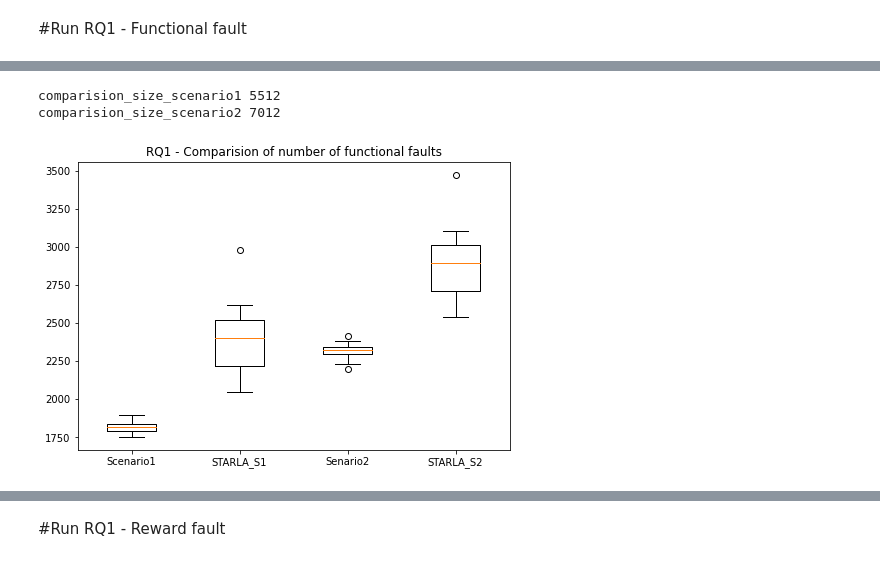
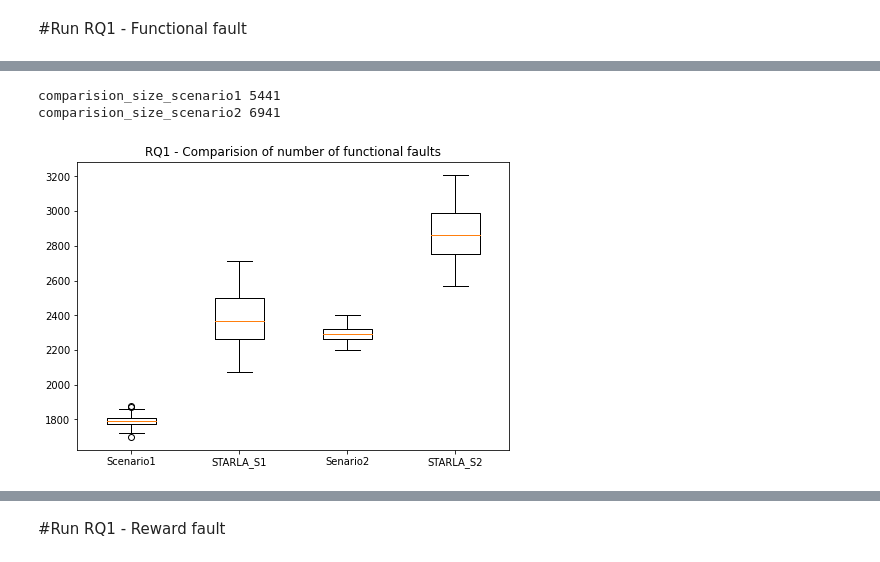
Before and after one commit to amirhosseinzlf/STARLA, a Jupyter notebook: RQ/RQ1.ipynb, the cells around one changed output, grey strips where cells are left out. Drawn from its saved outputs; the diff is of its cells as text; code cells hidden in the pictures.

```diff
--- a/RQ/RQ1.ipynb
+++ b/RQ/RQ1.ipynb
@@ -1766,9 +1766,9 @@ def get_stat(pff, path_to_reexe):
     final_consistent_ff = []
     with open(f'{path_to_reexe}/{re_exe}', 'rb') as file2:
         data = pickle.load(file2)
-    new_data = change_threshold(pff,data)
+    new_data = change_threshold_in_similarity_data(pff,data)
     for result in new_data:
-      inconsistent, div , ff, episode =result
+      inconsistent, div , ff, states , episode =result
       if ff:
         if not inconsistent:
           final_consistent_ff.append(result)
@@ -1799,8 +1799,8 @@ time: 14.6 ms (started: 2022-05-13 16:27:07 +00:00)
 # %%
-with open(f'/content/drive/MyDrive/Data/random_test_Data_start_state.pickle', 'rb') as file2:
+with open(f'/content/drive/MyDrive/GM/random_test_ye_saat_start_state.pickle', 'rb') as file2:
     rt_start_state = pickle.load(file2)
 
-with open(f'/content/drive/MyDrive/GM/random_test_Data.pickle', 'rb') as file2:
+with open(f'/content/drive/MyDrive/GM/random_test_ye_saat.pickle', 'rb') as file2:
     rt = pickle.load(file2)
 
 population_rand = []
@@ -1882,35 +1882,37 @@ time: 10.5 ms (started: 2022-05-13 16:28:16 +00:00)
 #Run RQ1 - Functional fault
 # %%
 # extract the average of number of mutations
-with open(f'/content/drive/MyDrive/Data/mutation_numbers.pickle', 'rb') as file2:
+with open(f'/content/drive/MyDrive/GM/Results/Mutation_number_t.pickle', 'rb') as file2:
     Mutation_numbers = pickle.load(file2)
 
 Mutations = int(sum(Mutation_numbers)/len(Mutation_numbers))
 
 Mutation = Mutations   #number of the mutations performed during the search. it is stores in a seperate file  in our experiment avg=130
+# Mutation = 128   #number of the mutations performed during the search. it is stores in a seperate file  in our experiment avg=130
 initial_population_budget = 1500
 iteration = 100  # number of the random subsamples
 
 ###  read data and extract the number of functional faults
 
-items = os.listdir('/content/drive/MyDrive/Data/Results')
-thresholds = [70, 0.04, 0.50, 0.50]
+items = os.listdir('/content/drive/MyDrive/GM/Results')
+thresholds = [70, 0.04, 0.50]
 initial_pop_faults=[]
 for generations in items:
   Functional_Fault_counter = 0
   Reward_Fault_counter = 0
   if generations=='res' or generations=='.ipynb_checkpoints':
     continue
-  with open(f'/content/drive/MyDrive/Data/Results/{generations}', 'rb') as file2:
+  with open(f'/content/drive/MyDrive/GM/Results/{generations}', 'rb') as file2:
       data = pickle.load(file2)
-  functionalfault=[]
-  for i in range(len(data)):
-    if i == 0:
-      initial_pop = data[i]
-      for ind_ in initial_pop:
-        value_ = ind_.get_candidate_values()
-        last_state = ind_.get_candidate_values()[-2]
-        if abs(last_state[0][0])>(2.4-epsilon):
-          Functional_Fault_counter+=1
-  initial_pop_faults.append(Functional_Fault_counter)
+  if generations[:17]=="May17_generations":
+    functionalfault=[]
+    for i in range(len(data)):
+      if i == 0:
+        initial_pop = data[i]
+        for ind_ in initial_pop:
+          value_ = ind_.get_candidate_values()
+          last_state = ind_.get_candidate_values()[-2]
+          if abs(last_state[0][0])>(2.4-epsilon):
+            Functional_Fault_counter+=1
+    initial_pop_faults.append(Functional_Fault_counter)
 # %% [output]
@@ -1918,20 +1920,20 @@ time: 3min 32s (started: 2022-05-11 21:01:53 +00:00)
 # %%
 ff_probability = 0.5   #threshold of the probability of the functional fault select 50% ->0.5 this is the inverse of probabilities 0.1 is 90%
-init_faulty_avg = int(sum(initial_pop_faults)/len(initial_pop_faults))
-path_to_files = '/content/drive/MyDrive/Data/Executions'
+init_faulty_avg = int(sum(initial_pop_faults)/len(initial_pop_faults))  #494
+path_to_files = '/content/drive/MyDrive/GM/Execution-Similarity'
 
 
 plot_data = prepair_random_data_with_initial_pop(get_stat(ff_probability,path_to_files),
                                                  Mutation,initial_population_budget,
                                                  iteration,init_faulty_avg,population_rand)
 re_arrange = [plot_data[0],plot_data[2],plot_data[1],plot_data[3]]
 fig = plt.figure()
 ax = fig.add_axes([0, 0, 1, 1])
 bp = ax.boxplot(re_arrange)
 plt.xticks([1, 2, 3, 4], ["Scenario1","STARLA_S1","Senario2","STARLA_S2"])
 plt.title('RQ1 - Comparision of number of functional faults')
 plt.show()
 # %% [output]
-comparision_size_scenario1 5512
-comparision_size_scenario2 7012
+comparision_size_scenario1 5441
+comparision_size_scenario2 6941
-[figure, old version]
+[figure, new version]
```
Also changed, not shown: parts of 50 cells of this notebook.
